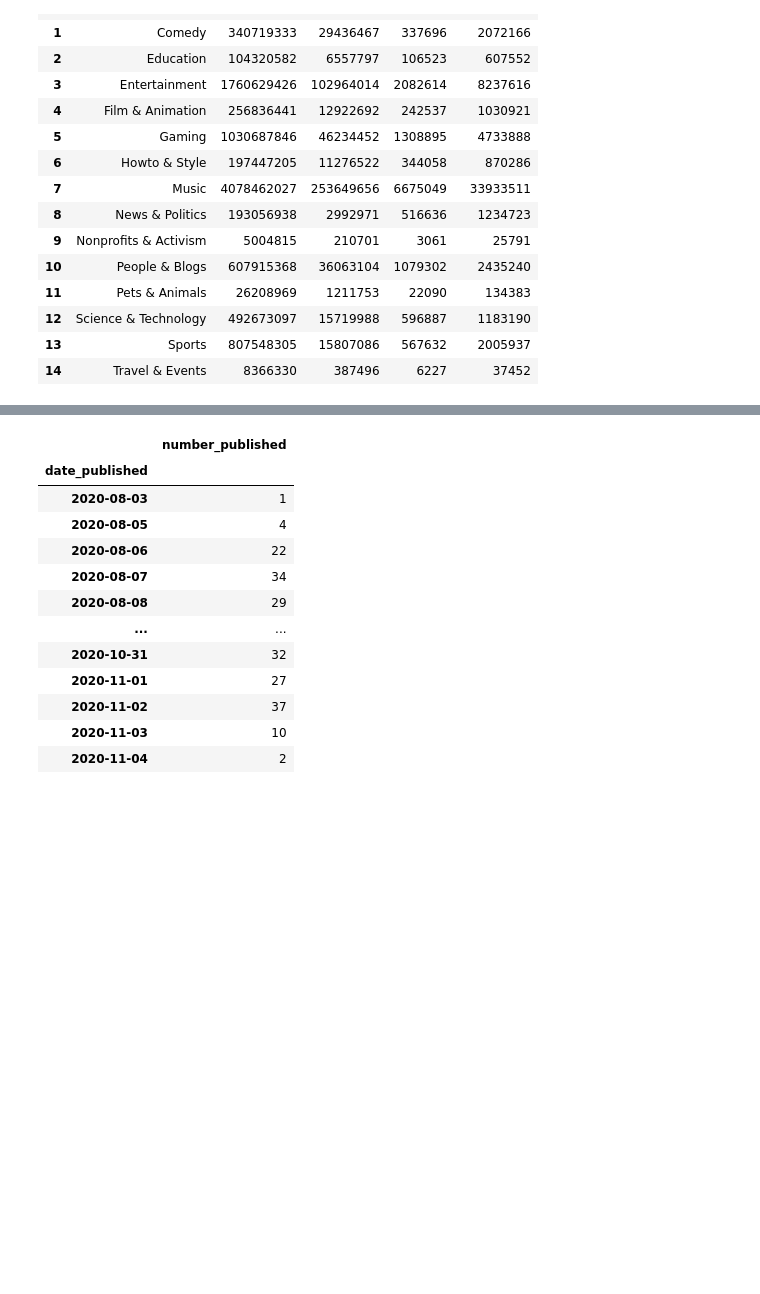
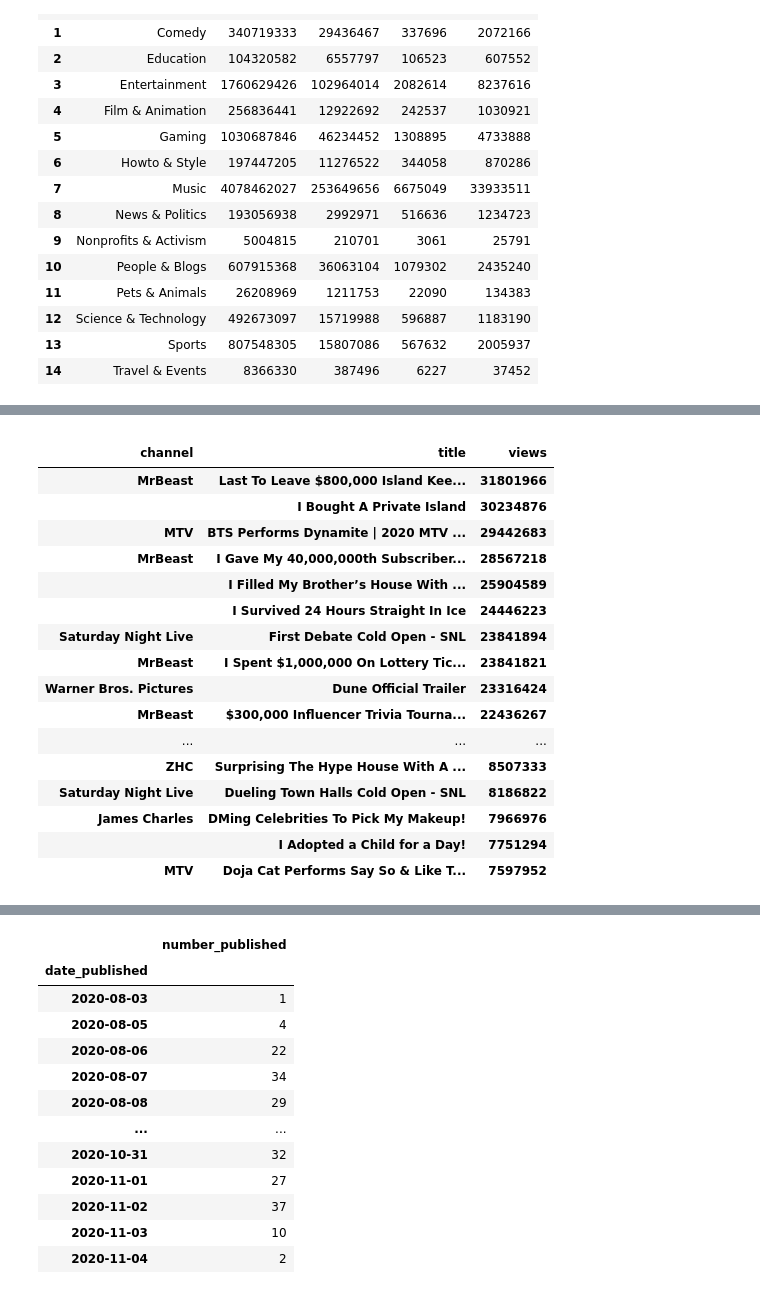
Before and after one commit to simon2383/Project-1, a Jupyter notebook: YouTube_Trend_Analysis .ipynb, the cells around one changed output, grey strips where cells are left out. Cells and saved outputs as stored; diff of their text form; code cells hidden in the pictures; blank space fills up the shorter version.

```diff
--- a/YouTube_Trend_Analysis .ipynb
+++ b/YouTube_Trend_Analysis .ipynb
@@ -182,0 +223,35 @@ most_watched_df = youtube_data.
+# %%
+# most watched videos
+# Davids note. OK i satarted looking at music and was going to look at most watched music videos. Its tricky because the same
+# videos come up under different names and channels..
+
+# going to switch to entertainment rather than music to see what I can find out
+
+youtube_data_ent_df = youtube_data.loc[youtube_data['category']=='Entertainment']
+youtube_data_ent_df_pop_sorted = youtube_data_ent_df.sort_values(['likes'], ascending = False)
+ent_grouped = youtube_data_ent_df_pop_sorted[['channel', 'views', 'title']].groupby(['views']).sum()
+
+ent_grouped_desc = ent_grouped.sort_values(by=['views'], ascending=False)
+grouped_ent = ent_grouped_desc.groupby(['channel', 'title', 'views']).sum()
+grouped_ent
+grouped_ent = grouped_ent.sort_values(by='views', ascending=False)
+grouped_ent.head(50)
+# %% [output]
+|  |  |  |
+| channel | title | views |
+| MrBeast | Last To Leave $800,000 Island Kee... | 31801966 |
+|  | I Bought A Private Island | 30234876 |
+| MTV | BTS Performs Dynamite | 2020 MTV ... | 29442683 |
+| MrBeast | I Gave My 40,000,000th Subscriber... | 28567218 |
+|  | I Filled My Brother’s House With ... | 25904589 |
+|  | I Survived 24 Hours Straight In Ice | 24446223 |
+| Saturday Night Live | First Debate Cold Open - SNL | 23841894 |
+| MrBeast | I Spent $1,000,000 On Lottery Tic... | 23841821 |
+| Warner Bros. Pictures | Dune Official Trailer | 23316424 |
+| MrBeast | $300,000 Influencer Trivia Tourna... | 22436267 |
+| ... | ... | ... |
+| ZHC | Surprising The Hype House With A ... | 8507333 |
+| Saturday Night Live | Dueling Town Halls Cold Open - SNL | 8186822 |
+| James Charles | DMing Celebrities To Pick My Makeup! | 7966976 |
+|  | I Adopted a Child for a Day! | 7751294 |
+| MTV | Doja Cat Performs Say So & Like T... | 7597952 |
```
Also changed, not shown: parts of 9 cells of this notebook, 2 other files.
